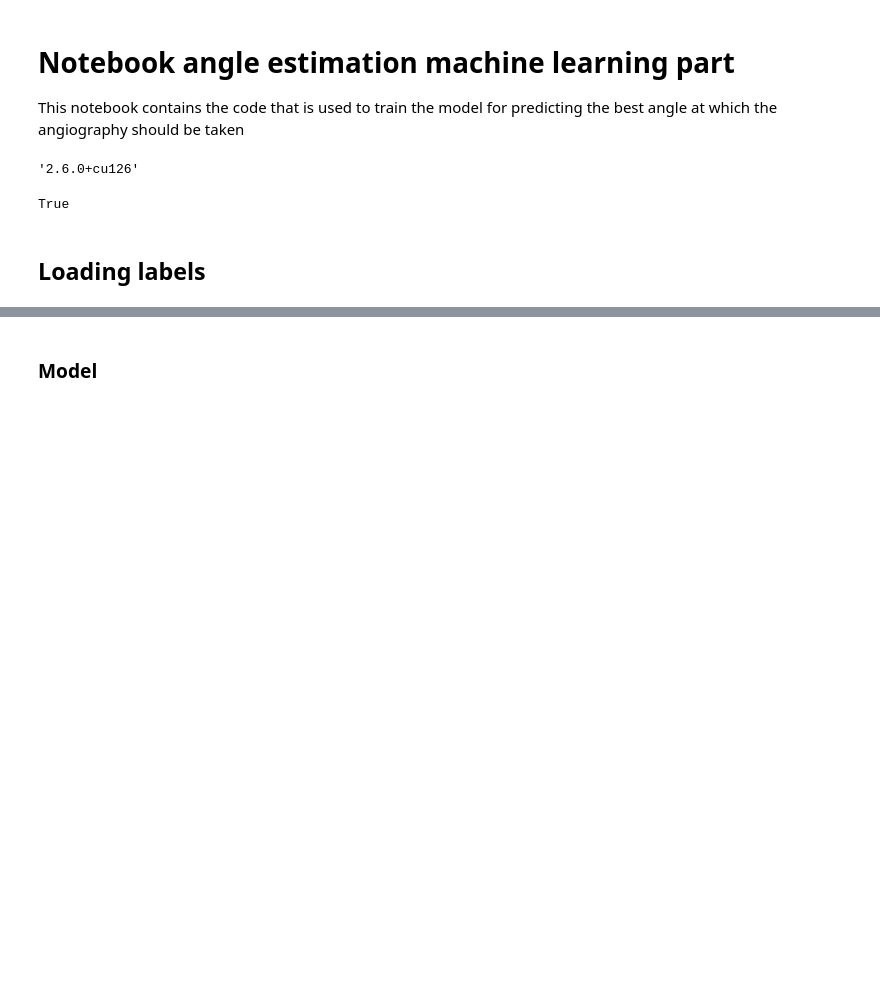
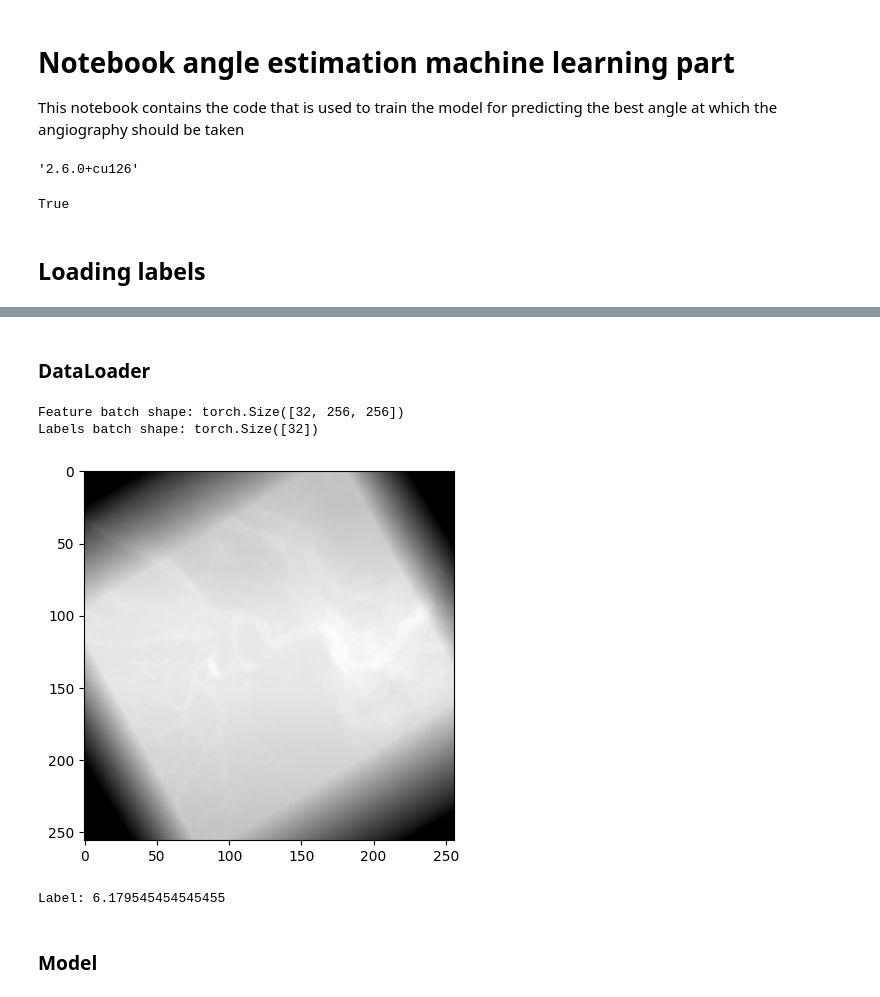
Before and after one commit to Undefined1234/TeamChallenge_Group6, a Jupyter notebook: ml.ipynb, the cells around one changed output, grey strips where cells are left out. Drawn from its saved outputs; the diff is of its cells as text; code cells hidden in the pictures; blank space fills up the shorter version.

```diff
--- a/ml.ipynb
+++ b/ml.ipynb
@@ -46,4 +51,41 @@ labels
 6840 rows × 5 columns
+# %% [markdown]
+### DataLoader
+# %%
+class CustomImageDataset(torch.utils.data.Dataset):
+    def __init__(self, data):
+        self.img_labels = data
+        self.img_labels['fullpath'] = DATA_PATH+"DRR_images/"+self.img_labels['DRR filename']+".png"
+        self.img_dir = DATA_PATH+"DRR_images"
+        self.transform = None
+        self.target_transform = None
+
+    def __len__(self):
+        return len(self.img_labels)
+
+    def __getitem__(self, idx):
+        image = plt.imread(self.img_labels.iloc[idx]["fullpath"])
+        label = self.img_labels.iloc[idx]["score"]
+        return image, label
+
+train, val = train_test_split(labels)
+
+train_dataloader = torch.utils.data.DataLoader(CustomImageDataset(train), batch_size=32, shuffle=True)
+val_dataloader = torch.utils.data.DataLoader(CustomImageDataset(val), batch_size=32, shuffle=True)
+# %%
+train, label = next(iter(train_dataloader))
+print(f"Feature batch shape: {train.size()}")
+print(f"Labels batch shape: {label.size()}")
+img = train[31].squeeze()
+label = label[0]
+plt.imshow(img, cmap="gray")
+plt.show()
+print(f"Label: {label}")
+# %% [output]
+Feature batch shape: torch.Size([32, 256, 256])
+Labels batch shape: torch.Size([32])
+[figure, added]
+Label: 6.179545454545455
 # %% [markdown]
 ### Model
 # %%
```
Also changed, not shown: parts of 16 cells of this notebook.
